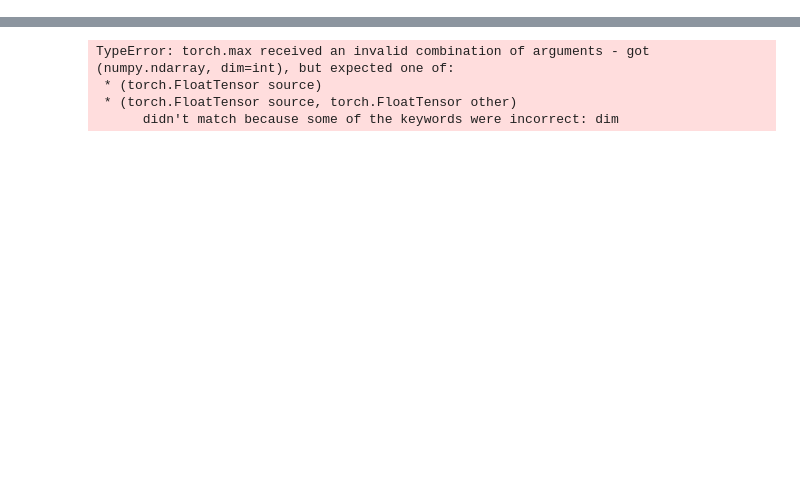
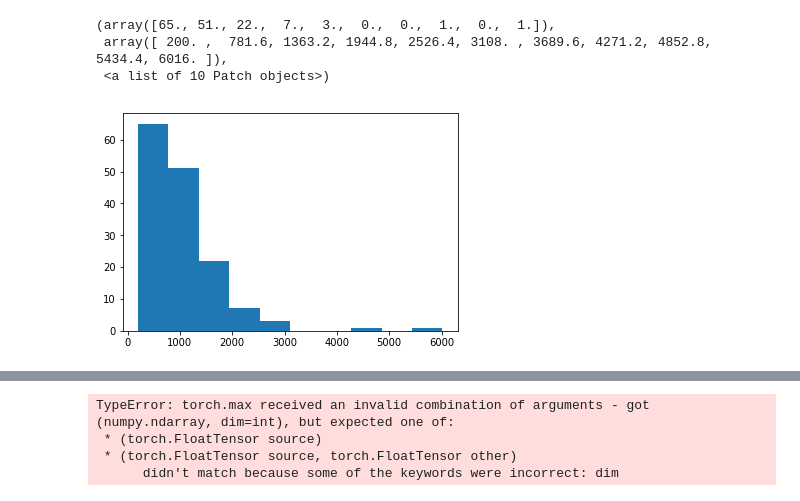
Before and after one commit to jaskinn/fastai, a Jupyter notebook: courses/dl1/lesson 1 - resnext50, dodge vs chev.ipynb, the cells around one changed output, grey strips where cells are left out. Saved outputs shown, nothing was run; the diff lists cells and outputs as text; code cells hidden in the pictures; blank space fills up the shorter version.

```diff
--- a/courses/dl1/lesson 1 - resnext50, dodge vs chev.ipynb
+++ b/courses/dl1/lesson 1 - resnext50, dodge vs chev.ipynb
@@ -23,0 +50,7 @@ learn = ConvLearner.pretrained(arch, data, precompute=True, ps=0.5)
+# %%
+plt.hist(row_sz)
+# %% [output]
+(array([65., 51., 22.,  7.,  3.,  0.,  0.,  1.,  0.,  1.]),
+ array([ 200. ,  781.6, 1363.2, 1944.8, 2526.4, 3108. , 3689.6, 4271.2, 4852.8, 5434.4, 6016. ]),
+ <a list of 10 Patch objects>)
+[figure, added]
```
Also changed, not shown: parts of 16 cells of this notebook.
